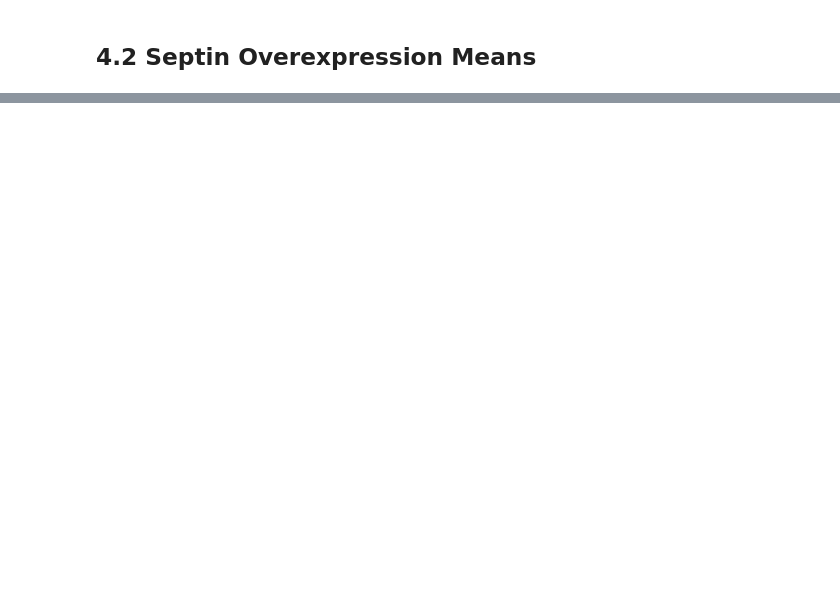
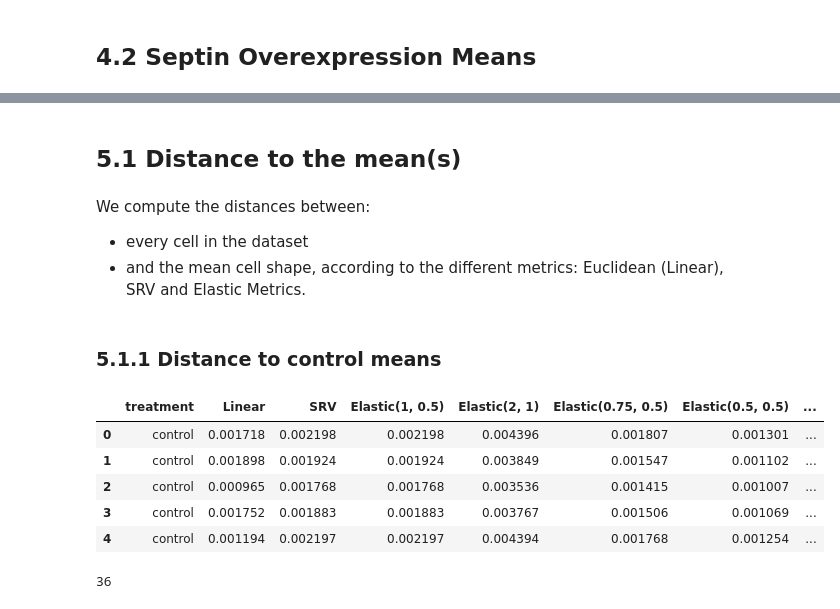
Before and after one commit to geometric-intelligence/dyn, a Jupyter notebook: dyn/notebooks/septin_groups_mean_shapes.ipynb, the cells around one changed output, grey strips where cells are left out. Cells and saved outputs as stored; diff of their text form; code cells hidden in the pictures; blank space fills up the shorter version.

```diff
--- a/dyn/notebooks/septin_groups_mean_shapes.ipynb
+++ b/dyn/notebooks/septin_groups_mean_shapes.ipynb
@@ -182,24 +188,24 @@ for i, (mean_name, mean) in enumerate(means.items()):
 # %% [markdown]
 ## 4.2 Septin Overexpression Means
 # %%
-means = {}
+overexp_means = {}
 
-means["Linear"] = gs.mean(overexp_shapes, axis=0)
-means["SRV"] = FrechetMean(
+overexp_means["Linear"] = gs.mean(overexp_shapes, axis=0)
+overexp_means["SRV"] = FrechetMean(
         metric=SRV_METRIC,
         point_type="matrix",
         method="default").fit(overexp_shapes).estimate_
 for a, b in zip(AS, BS):
-    means[a, b] = FrechetMean(
+    overexp_means[a, b] = FrechetMean(
             metric=ELASTIC_METRIC[a, b],
             point_type="matrix",
             method="default").fit(overexp_shapes).estimate_
 # %%
 fig = plt.figure(figsize=(18, 8))
 
-ncols = len(means) // 2
+ncols = len(overexp_means) // 2
 
-for i, (mean_name, mean) in enumerate(means.items()):
+for i, (mean_name, mean) in enumerate(overexp_means.items()):
     ax = fig.add_subplot(2, ncols, i+1)
     ax.plot(mean[:, 0], mean[:, 1], "black")
     ax.set_aspect("equal")
@@ -221,0 +228,48 @@ yeah, so i was right. now, do the function below and just do it for each one bec
+# %% [markdown]
+## 5.1 Distance to the mean(s)
+# %% [markdown]
+We compute the distances between:
+- every cell in the dataset
+- and the mean cell shape, according to the different metrics: Euclidean (Linear), SRV and Elastic Metrics.
+# %%
+n_sampling_points=300
+label_name = 'treatment'
+# %% [markdown]
+### 5.1.1 Distance to control means
+# %%
+control_dists = {}
+
+control_dists["Linear"] = [gs.linalg.norm(control_means["Linear"] - shape).numpy() / n_sampling_points for shape in control_shapes]
+
+control_dists["SRV"] = [
+    SRV_METRIC.dist(control_means["SRV"], shape).numpy() / n_sampling_points for shape in control_shapes
+]
+
+for a, b in zip(AS, BS):
+    control_dists[a, b] =  [
+    ELASTIC_METRIC[a, b].dist(control_means[a, b], shape).numpy() / n_sampling_points for shape in control_shapes
+]
+# %%
+control_dists_summary = pd.DataFrame(
+    data={
+        label_name: control_label,
+        "Linear": control_dists["Linear"],
+        "SRV": control_dists["SRV"],
+    }
+)
+
+for a, b in zip(AS, BS):
+    control_dists_summary[f"Elastic({a}, {b})"] = control_dists[a, b]
+
+control_dists_summary.head()
+# %% [output]
+|  | treatment | Linear | SRV | Elastic(1, 0.5) | Elastic(2, 1) | Elastic(0.75, 0.5) | Elastic(0.5, 0.5) | ... |
+| 0 | control | 0.001718 | 0.002198 | 0.002198 | 0.004396 | 0.001807 | 0.001301 | ... |
+| 1 | control | 0.001898 | 0.001924 | 0.001924 | 0.003849 | 0.001547 | 0.001102 | ... |
+| 2 | control | 0.000965 | 0.001768 | 0.001768 | 0.003536 | 0.001415 | 0.001007 | ... |
+| 3 | control | 0.001752 | 0.001883 | 0.001883 | 0.003767 | 0.001506 | 0.001069 | ... |
+| 4 | control | 0.001194 | 0.002197 | 0.002197 | 0.004394 | 0.001768 | 0.001254 | ... |
+# %%
+print(len(control_dists_summary))
+# %% [output]
+36
```
Also changed, not shown: parts of 47 cells of this notebook, 1 other file.
